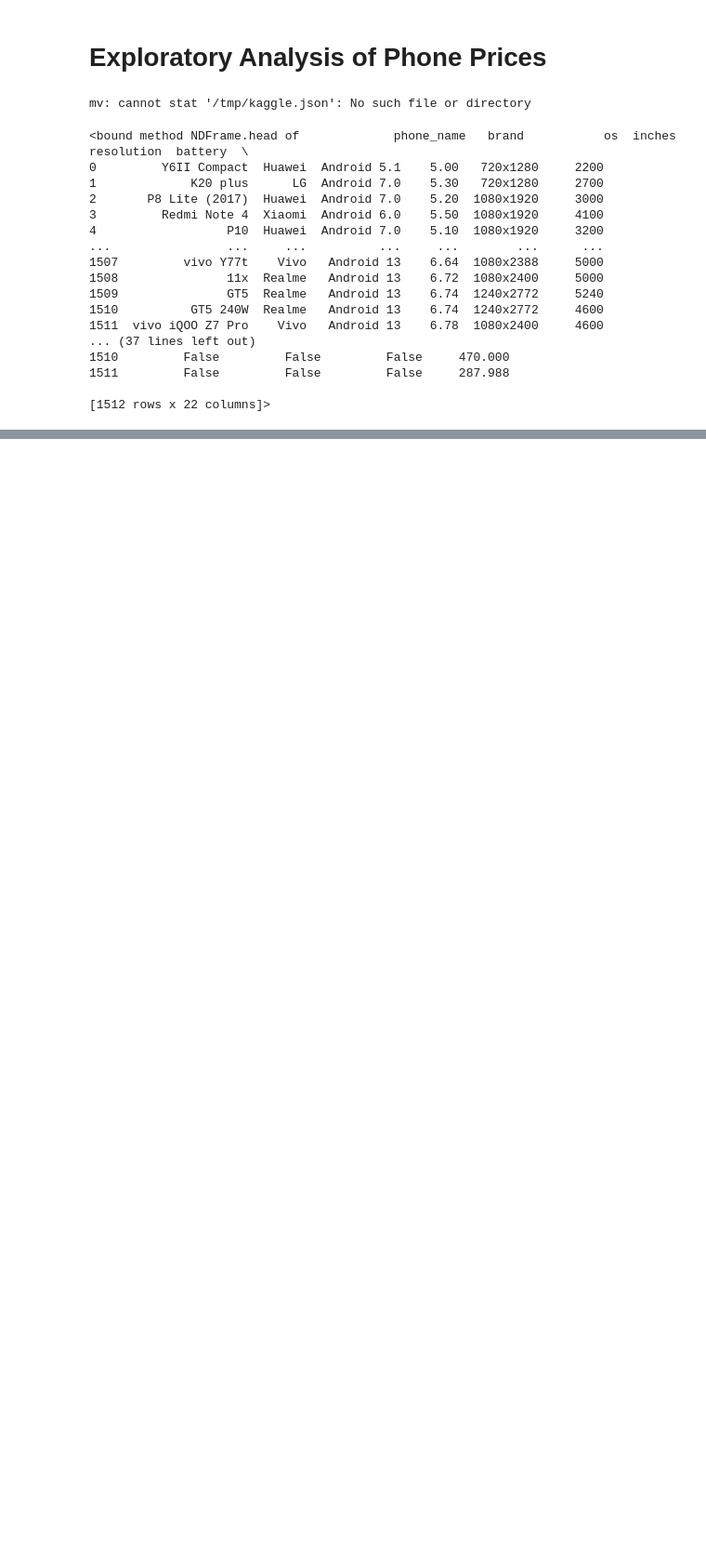
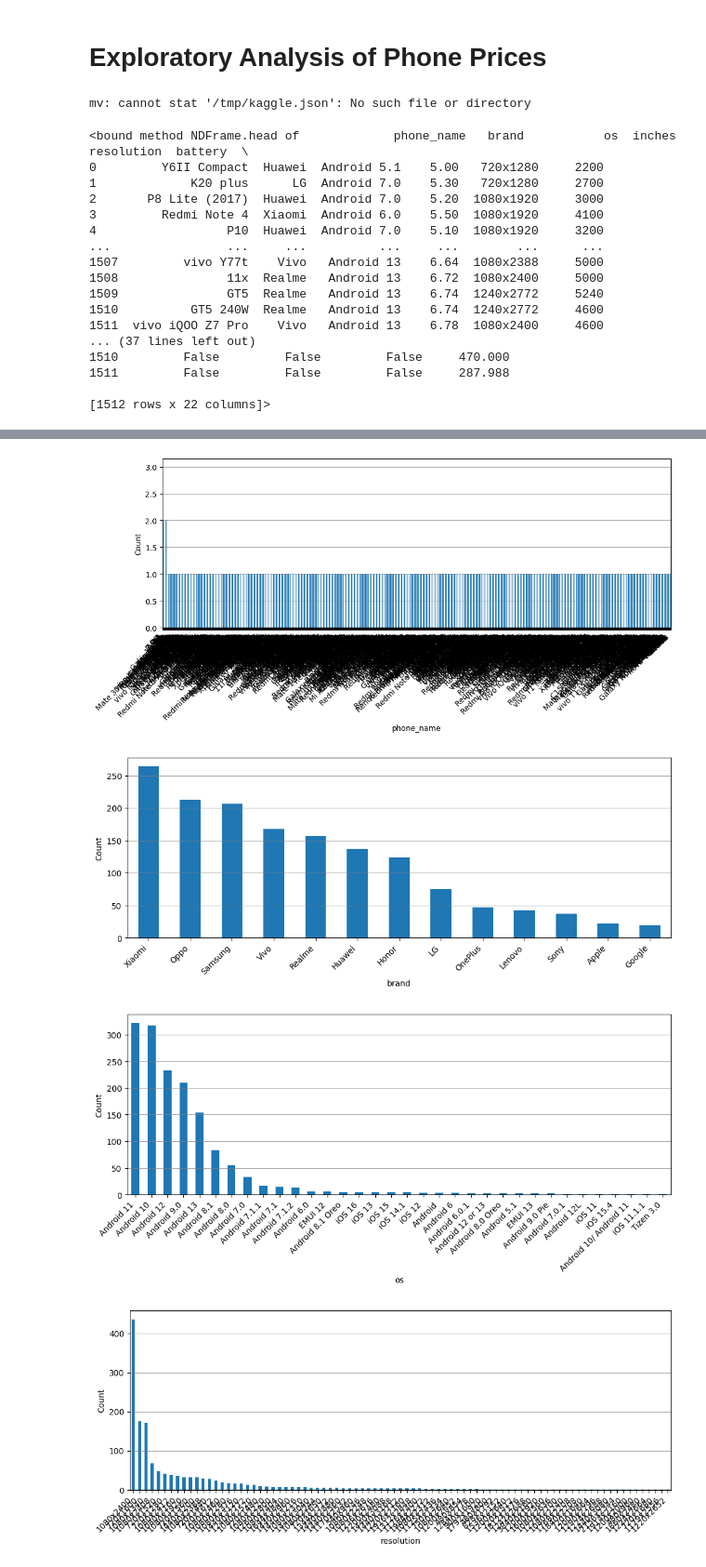
Before and after one commit to sandeep2995/phone_prices, a Jupyter notebook: phone_prices.ipynb, the cells around one changed output, grey strips where cells are left out. Shown at 93% size. Drawn from its saved outputs; the diff is of its cells as text; code cells hidden in the pictures; blank space fills up the shorter version.

Commit message:
preliminary statistics of categorical variables

```diff
--- a/phone_prices.ipynb
+++ b/phone_prices.ipynb
@@ -39,0 +53,2 @@ df.head
+# %%
+df['announcement_date'] = pd.to_datetime(df['announcement_date']) # transform the announcement_date as datetime instead of categorical
@@ -39,0 +57,11 @@ df.head
+# %%
+cat_vars = [var for var in df.columns if df[var].dtype == 'O'] # identify the categorical variables
+bool_vars = [var for var in df.columns if df[var].dtype == 'bool'] # identify the boolean variables
+temp_vars = [var for var in df.columns if df[var].dtype == 'datetime64[ns]'] # identify the temporal variables
+num_vars = [var for var in df.columns if var not in cat_vars+bool_vars+temp_vars] # identify the temporal variables
+vars_with_na = [var for var in df.columns if df[var].isnull().sum()>0]
+print(f"{cat_vars=}; {len(cat_vars)=}")
+print(f"{bool_vars=}; {len(bool_vars)=}")
+print(f"{temp_vars=}; {len(temp_vars)=}")
+print(f"{num_vars=}; {len(num_vars)=}")
+print(f"{vars_with_na=}; {len(vars_with_na)=}") #confirm that there is no missing data
@@ -39,0 +78,21 @@ df.head
+# %%
+def print_cat_vars(df, var):
+    df = df.copy()
+    # plt.figure(figsize=(12, 4))  # Adjust the figure size as needed
+    # tmp = df[var].value_counts().sort_values(ascending=False).hist(bins=df[var].nunique)
+    tmp = df[var].value_counts().sort_values(ascending=False).plot.bar(figsize=(12, 4))
+    # tmp.set_xticklabels(tmp.get_xticklabels(), rotation=45, horizontalalignment='right')
+    plt.grid(which='major', axis='y', linestyle='-', linewidth='0.5', color='gray')  # Turn off vertical grid lines
+    plt.xticks(rotation=45, ha='right')
+    plt.xlabel(var)
+    plt.ylabel('Count')
+    plt.show()
+
+
+for var in cat_vars:
+    print_cat_vars(df, var)
+# %% [output]
+[figure, added]
+[figure, added]
+[figure, added]
+[figure, added]
```
Also changed, not shown: parts of 8 cells of this notebook.
